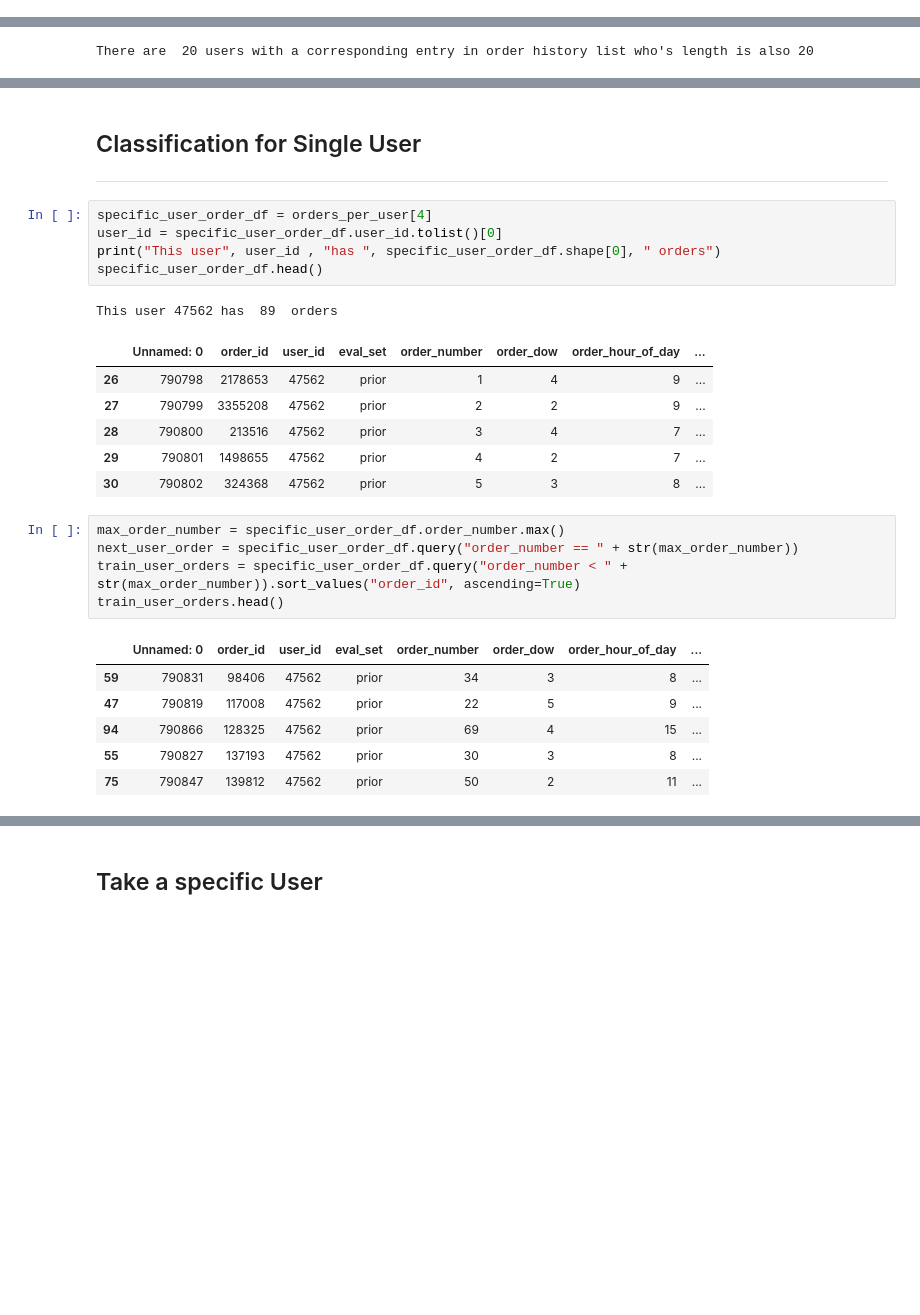
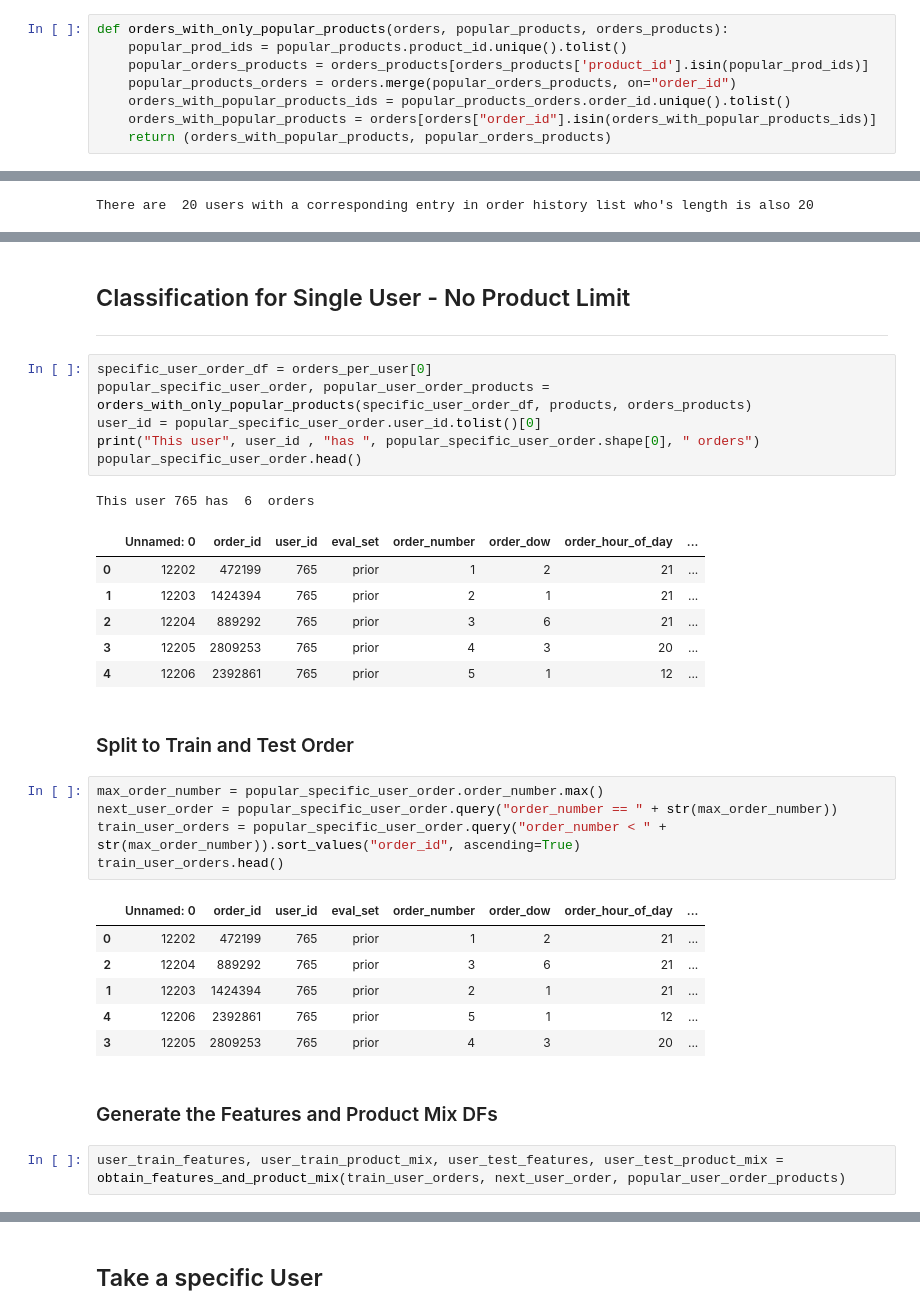
Before and after one commit to 1carew1/instacart_investigation, a Jupyter notebook: Assignment_2_Classification.ipynb, the cells around one changed output, grey strips where cells are left out. Cells and saved outputs as stored; diff of their text form; blank space fills up the shorter version.

Commit message:
Finishing Classification

```diff
--- a/Assignment_2_Classification.ipynb
+++ b/Assignment_2_Classification.ipynb
@@ -246,0 +256,8 @@ def find_product_from_ids(arr, product_id_list, products):
+# %%
+def orders_with_only_popular_products(orders, popular_products, orders_products):
+    popular_prod_ids = popular_products.product_id.unique().tolist()
+    popular_orders_products = orders_products[orders_products['product_id'].isin(popular_prod_ids)]
+    popular_products_orders = orders.merge(popular_orders_products, on="order_id")
+    orders_with_popular_products_ids = popular_products_orders.order_id.unique().tolist()
+    orders_with_popular_products = orders[orders["order_id"].isin(orders_with_popular_products_ids)]
+    return (orders_with_popular_products, popular_orders_products)
@@ -261,28 +298,35 @@ There are  20 users with a corresponding entry in order history list who's lengt
 # %% [markdown]
-## Classification for Single User
+## Classification for Single User - No Product Limit <a class="anchor" id="class-user-npl"></a>
 ***
 # %%
-specific_user_order_df = orders_per_user[4]
-user_id = specific_user_order_df.user_id.tolist()[0]
-print("This user", user_id , "has ", specific_user_order_df.shape[0], " orders")
-specific_user_order_df.head()
+specific_user_order_df = orders_per_user[0]
+popular_specific_user_order, popular_user_order_products = orders_with_only_popular_products(specific_user_order_df, products, orders_products)
+user_id = popular_specific_user_order.user_id.tolist()[0]
+print("This user", user_id , "has ", popular_specific_user_order.shape[0], " orders")
+popular_specific_user_order.head()
 # %% [output]
-This user 47562 has  89  orders
+This user 765 has  6  orders
 |  | Unnamed: 0 | order_id | user_id | eval_set | order_number | order_dow | order_hour_of_day | ... |
-| 26 | 790798 | 2178653 | 47562 | prior | 1 | 4 | 9 | ... |
-| 27 | 790799 | 3355208 | 47562 | prior | 2 | 2 | 9 | ... |
-| 28 | 790800 | 213516 | 47562 | prior | 3 | 4 | 7 | ... |
-| 29 | 790801 | 1498655 | 47562 | prior | 4 | 2 | 7 | ... |
-| 30 | 790802 | 324368 | 47562 | prior | 5 | 3 | 8 | ... |
+| 0 | 12202 | 472199 | 765 | prior | 1 | 2 | 21 | ... |
+| 1 | 12203 | 1424394 | 765 | prior | 2 | 1 | 21 | ... |
+| 2 | 12204 | 889292 | 765 | prior | 3 | 6 | 21 | ... |
+| 3 | 12205 | 2809253 | 765 | prior | 4 | 3 | 20 | ... |
+| 4 | 12206 | 2392861 | 765 | prior | 5 | 1 | 12 | ... |
+# %% [markdown]
+### Split to Train and Test Order
 # %%
-max_order_number = specific_user_order_df.order_number.max()
-next_user_order = specific_user_order_df.query("order_number == " + str(max_order_number))
-train_user_orders = specific_user_order_df.query("order_number < " + str(max_order_number)).sort_values("order_id", ascending=True)
+max_order_number = popular_specific_user_order.order_number.max()
+next_user_order = popular_specific_user_order.query("order_number == " + str(max_order_number))
+train_user_orders = popular_specific_user_order.query("order_number < " + str(max_order_number)).sort_values("order_id", ascending=True)
 train_user_orders.head()
 # %% [output]
 |  | Unnamed: 0 | order_id | user_id | eval_set | order_number | order_dow | order_hour_of_day | ... |
-| 59 | 790831 | 98406 | 47562 | prior | 34 | 3 | 8 | ... |
-| 47 | 790819 | 117008 | 47562 | prior | 22 | 5 | 9 | ... |
-| 94 | 790866 | 128325 | 47562 | prior | 69 | 4 | 15 | ... |
-| 55 | 790827 | 137193 | 47562 | prior | 30 | 3 | 8 | ... |
-| 75 | 790847 | 139812 | 47562 | prior | 50 | 2 | 11 | ... |
+| 0 | 12202 | 472199 | 765 | prior | 1 | 2 | 21 | ... |
+| 2 | 12204 | 889292 | 765 | prior | 3 | 6 | 21 | ... |
+| 1 | 12203 | 1424394 | 765 | prior | 2 | 1 | 21 | ... |
+| 4 | 12206 | 2392861 | 765 | prior | 5 | 1 | 12 | ... |
+| 3 | 12205 | 2809253 | 765 | prior | 4 | 3 | 20 | ... |
+# %% [markdown]
+### Generate the Features and Product Mix DFs
+# %%
+user_train_features, user_train_product_mix, user_test_features, user_test_product_mix = obtain_features_and_product_mix(train_user_orders, next_user_order, popular_user_order_products)
```
Also changed, not shown: parts of 117 cells of this notebook, 2 other files.
